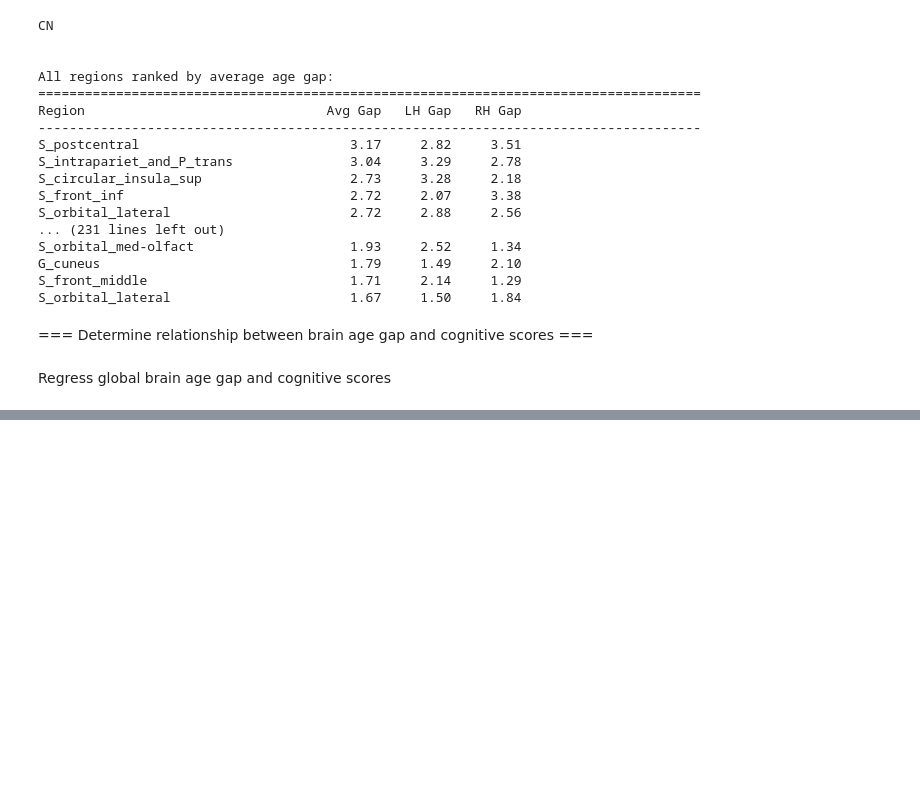
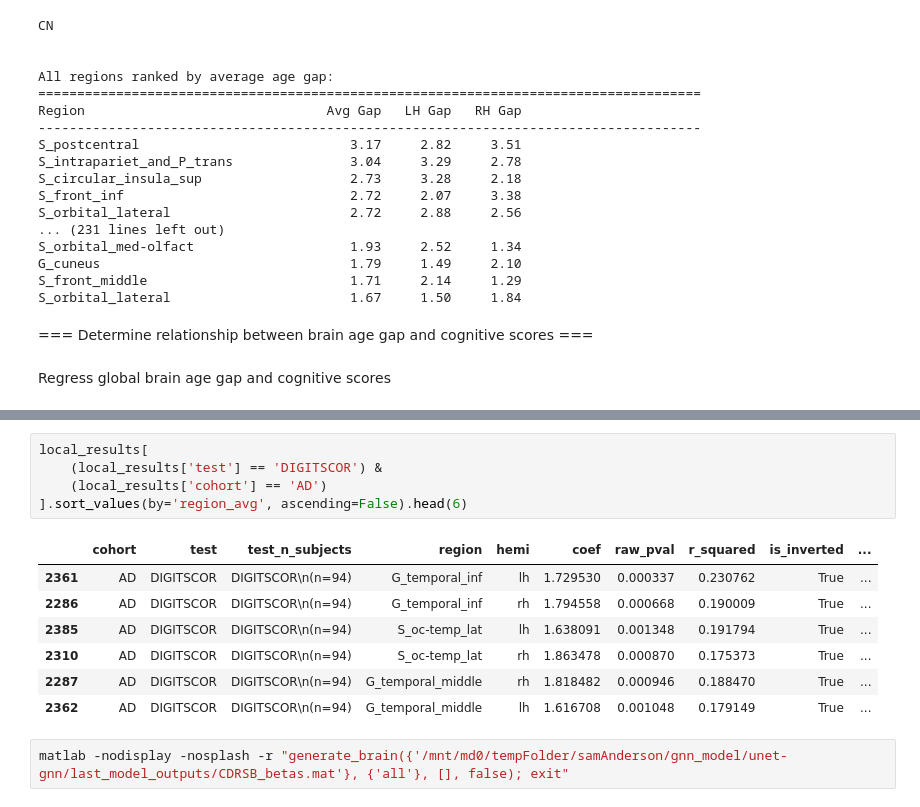
Before and after one commit to SamAndTheSun/Graph_UNet, a Jupyter notebook: notebooks/AD_analysis.ipynb, the cells around one changed output, grey strips where cells are left out. Drawn from its saved outputs; the diff is of its cells as text; blank space fills up the shorter version.

```diff
--- a/notebooks/AD_analysis.ipynb
+++ b/notebooks/AD_analysis.ipynb
@@ -446,0 +271,15 @@ G_oc-temp_med-Parahip_rh (weight = 0.1620, z = 1.98)
+# %%
+local_results[
+    (local_results['test'] == 'DIGITSCOR') &
+    (local_results['cohort'] == 'AD')
+].sort_values(by='region_avg', ascending=False).head(6)
+# %% [output]
+|  | cohort | test | test_n_subjects | region | hemi | coef | raw_pval | r_squared | is_inverted | ... |
+| 2361 | AD | DIGITSCOR | DIGITSCOR\n(n=94) | G_temporal_inf | lh | 1.729530 | 0.000337 | 0.230762 | True | ... |
+| 2286 | AD | DIGITSCOR | DIGITSCOR\n(n=94) | G_temporal_inf | rh | 1.794558 | 0.000668 | 0.190009 | True | ... |
+| 2385 | AD | DIGITSCOR | DIGITSCOR\n(n=94) | S_oc-temp_lat | lh | 1.638091 | 0.001348 | 0.191794 | True | ... |
+| 2310 | AD | DIGITSCOR | DIGITSCOR\n(n=94) | S_oc-temp_lat | rh | 1.863478 | 0.000870 | 0.175373 | True | ... |
+| 2287 | AD | DIGITSCOR | DIGITSCOR\n(n=94) | G_temporal_middle | rh | 1.818482 | 0.000946 | 0.188470 | True | ... |
+| 2362 | AD | DIGITSCOR | DIGITSCOR\n(n=94) | G_temporal_middle | lh | 1.616708 | 0.001048 | 0.179149 | True | ... |
+# %%
+matlab -nodisplay -nosplash -r "generate_brain({'/mnt/md0/tempFolder/samAnderson/gnn_model/unet-gnn/last_model_outputs/CDRSB_betas.mat'}, {'all'}, [], false); exit"
```
Also changed, not shown: parts of 10 cells of this notebook, 3 other files.
